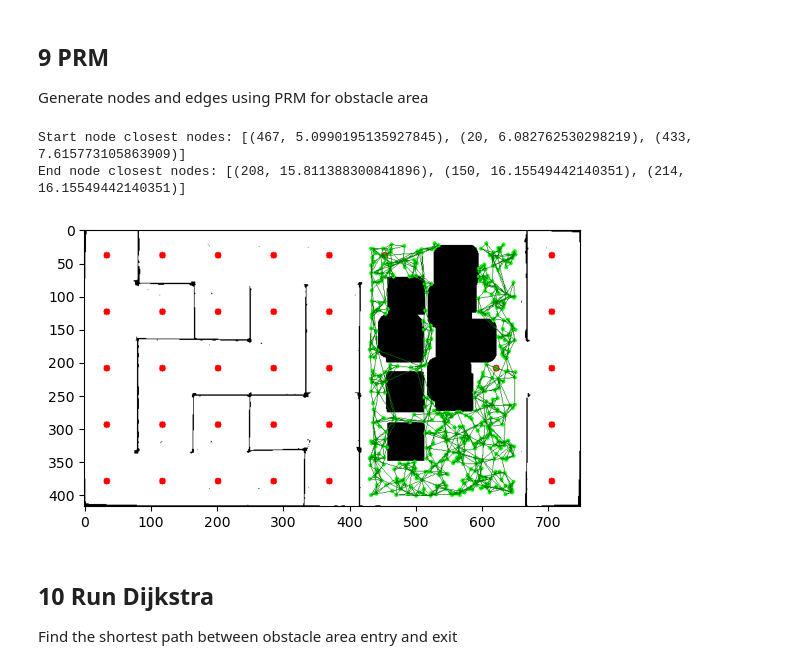
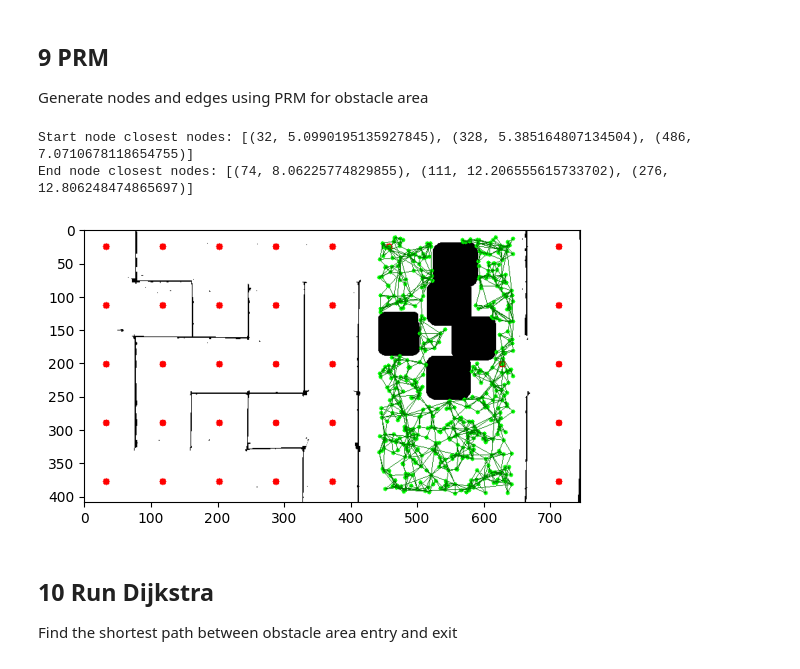
Before and after one commit to mumslayer69/micromouse3100, a Jupyter notebook: path_planning/3.3_path.ipynb, the cells around one changed output. Cells and saved outputs as stored; diff of their text form; code cells hidden in the pictures.

Commit message:
Made no changes to 3.2 but did revert back to old path_clear function in 3.3 and was able to produce the correct path

```diff
--- a/path_planning/3.3_path.ipynb
+++ b/path_planning/3.3_path.ipynb
@@ -199,10 +198,10 @@ high_hsv = [66, 132, 228]
 # %%
-mask_adjust = -30
+mask_adjust = -0
 
 # BACKUP HSV VALUES
 # TODO: USE THEM AS BACKUP!!!
-lower_backup = np.array([0, 0, 0])
-upper_backup = np.array([118, 46, 128])
+# lower_backup = np.array([0, 0, 0])
+# upper_backup = np.array([118, 46, 128])
 
 # Load the image
 image = cv2.imread("cropped_maze.jpg")
@@ -504,44 +503,44 @@ prm_image = result_with_nodes.copy()
 prm_graph = Graph()
 random.seed(seed)
 
-# def path_clear(image, x1, y1, x2, y2):
-#     rgbMax = 255
-#     from skimage.draw import line
-#     rr, cc = line(x1, y1, x2, y2)
-#     testLine = list(zip(rr,cc))
+def path_clear(image, x1, y1, x2, y2):
+    rgbMax = 255
+    from skimage.draw import line
+    rr, cc = line(x1, y1, x2, y2)
+    testLine = list(zip(rr,cc))
 
-#     for pixel in testLine:
-#         pixelX, pixelY = pixel
-#         r, g, b = image[pixelX, pixelY]
+    for pixel in testLine:
+        pixelX, pixelY = pixel
+        r, g, b = image[pixelX, pixelY]
 
-#         # Check if the pixel is neither white (255, 255, 255) nor red (255, 0, 0)
-#         if not ((r == 255 and g == 255 and b == 255) or  # White
-#                 (r == 255 and g == 0 and b == 0)):       # Red
+        # Check if the pixel is neither white (255, 255, 255) nor red (255, 0, 0)
+        if not ((r == 255 and g == 255 and b == 255) or  # White
+                (r == 255 and g == 0 and b == 0)):       # Red
+            return False
+
+        # for channel in image[pixelX, pixelY]:
+        #     if channel != rgbMax:
+        #         return False
+    return True
+
+# def path_clear(rgb_image, x1, y1, x2, y2):
+#     # Define the white color in RGB
+#     white = [255, 255, 255]
+
+#     # Draw the line on a blank image to get all line pixels
+#     line_img = np.zeros_like(rgb_image)
+#     cv2.line(line_img, (x1, y1), (x2, y2), color = (white[0], white[1], white[2]), thickness = 1)
+
+#     # Extract coordinates of the line pixels
+#     line_points = np.nonzero(line_img[:, :, 0])  # We only need the first channel for non-zero points
+#     line_coords = list(zip(line_points[0], line_points[1]))
+
+#     # Check if all the points along the line are white in the original image
+#     for y, x in line_coords:
+#         if not np.all(rgb_image[y, x] == white):
 #             return False
 
-#         # for channel in image[pixelX, pixelY]:
-#         #     if channel != rgbMax:
-#         #         return False
 #     return True
-
-def path_clear(rgb_image, x1, y1, x2, y2):
-    # Define the white color in RGB
-    white = [255, 255, 255]
-
-    # Draw the line on a blank image to get all line pixels
-    line_img = np.zeros_like(rgb_image)
-    cv2.line(line_img, (x1, y1), (x2, y2), color=(255, 255, 255), thickness=1)
-
-    # Extract coordinates of the line pixels
-    line_points = np.nonzero(line_img[:, :, 0])  # We only need the first channel for non-zero points
-    line_coords = list(zip(line_points[0], line_points[1]))
-
-    # Check if all the points along the line are white in the original image
-    for y, x in line_coords:
-        if not np.all(rgb_image[y, x] == white):
-            return False
-
-    return True
 
 
 
@@ -554,7 +553,7 @@ def find_closest_nodes(image, graph, target_x, target_y, n, range):
             distance = math.sqrt((target_x - nodeX) ** 2 + (target_y - nodeY) ** 2)
             # if distance <= range and distance != 0.0 and path_clear(image, nodeX, nodeY, target_x, target_y):
             if distance <= range and distance != 0.0:
-                if path_clear(result_marked, nodeX, nodeY, target_x, target_y):
+                if path_clear(image, nodeX, nodeY, target_x, target_y):
                     nodes.append((graph.nodes[node].get_ID(), distance))
 
         closestNodes = sorted(nodes, key=lambda node: node[1])
@@ -603,36 +602,36 @@ for node in closestNodes:
     prm_graph.add_edge(-1, nodeId, nodeDist)
 # add end node
 prm_graph.add_node(-2, prm_end_node_coords[1], prm_end_node_coords[0])
 closestNodes = find_closest_nodes(prm_image, prm_graph, prm_end_node_coords[1], prm_end_node_coords[0], k_connections, max_connection_range)
 print(f"End node closest nodes: {closestNodes}")
 for node in closestNodes:
     nodeId, nodeDist = node
     nodeX, nodeY = prm_graph.nodes[nodeId].get_point()
     prm_graph.add_edge(-2, nodeId, nodeDist)
 
 
 # draw all nodes and edges on image
 for node in prm_graph.get_nodes():
     x, y = prm_graph.nodes[node].get_point()
     id = node
     cv2.circle(prm_image, (y, x), 3, (0, 255, 0), -1)
 
 for edgeStart in prm_graph.edges.keys():
     # print(edgeStart, ': ', prm_graph.edges[edgeStart])
     startX, startY = prm_graph.nodes[edgeStart].get_point()
 
     for edge in prm_graph.edges[edgeStart]:
         edgeEnd, dist = edge
         endX, endY = prm_graph.nodes[edgeEnd].get_point()
         cv2.line(prm_image, (startY, startX), (endY, endX), (0, 125, 0), 1)
 
 # Display resulting image
 plt.imshow(prm_image)
 plt.show()
 # %% [output]
-Start node closest nodes: [(467, 5.0990195135927845), (20, 6.082762530298219), (433, 7.615773105863909)]
-End node closest nodes: [(208, 15.811388300841896), (150, 16.15549442140351), (214, 16.15549442140351)]
+Start node closest nodes: [(32, 5.0990195135927845), (328, 5.385164807134504), (486, 7.0710678118654755)]
+End node closest nodes: [(74, 8.06225774829855), (111, 12.206555615733702), (276, 12.806248474865697)]
-[figure, old version]
+[figure, new version]
 # %% [markdown]
 ## 10 Run Dijkstra
 
```
Also changed, not shown: parts of 17 cells of this notebook, 3 other files.
